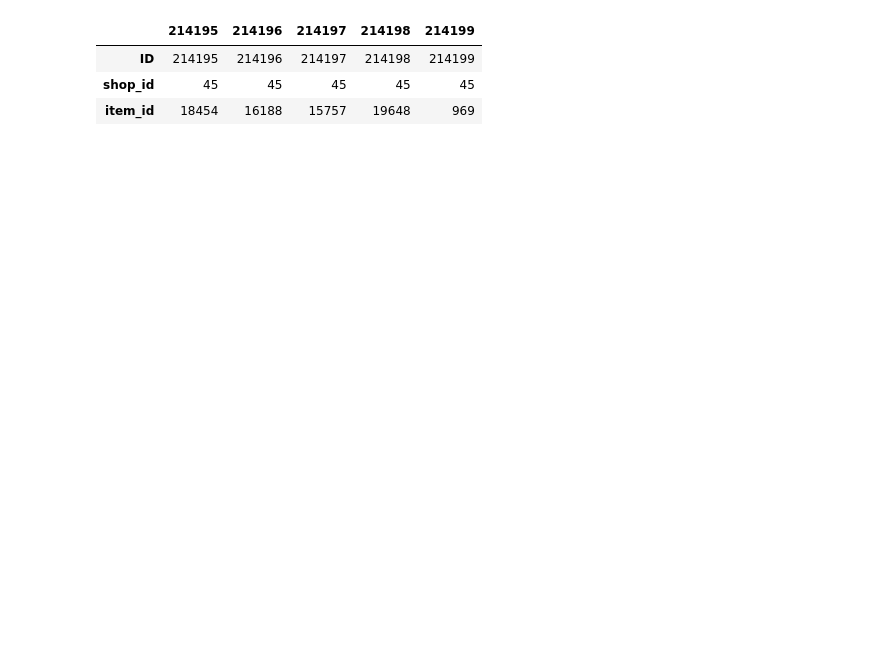
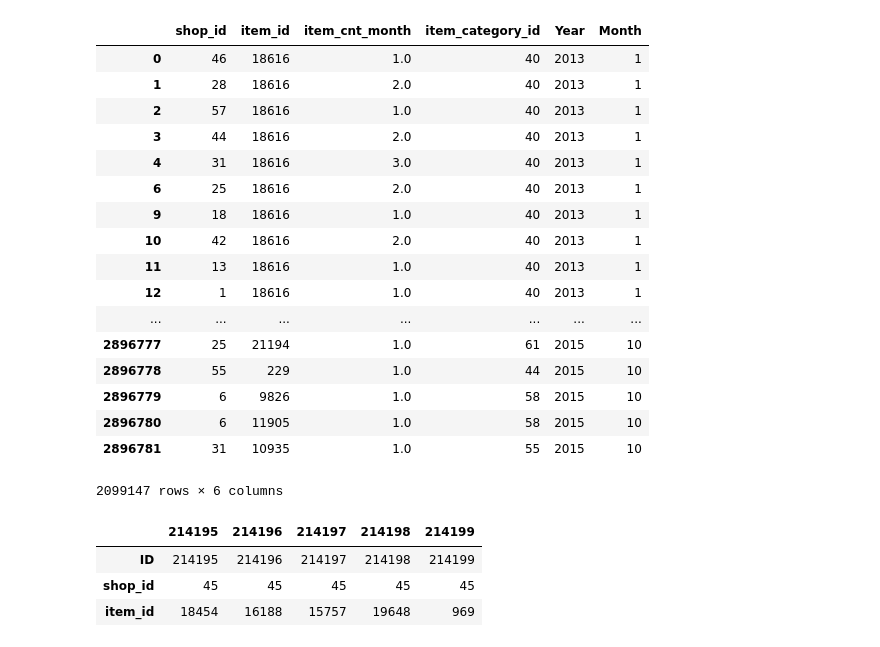
Before and after one commit to alexlinuxxy/kaggle, a Jupyter notebook: sales/sales.ipynb, the cells around one changed output. Cells and saved outputs as stored; diff of their text form; code cells hidden in the pictures; blank space fills up the shorter version.

```diff
--- a/sales/sales.ipynb
+++ b/sales/sales.ipynb
@@ -40,0 +242,2 @@ df_submission = pd.read_csv(f'{PATH}/sample_submission.csv')
+# %%
+train = df_raw[['shop_id', 'item_id', 'item_cnt_month', 'item_category_id', 'Year', 'Month']]
@@ -40,0 +251,21 @@ df_submission = pd.read_csv(f'{PATH}/sample_submission.csv')
+# %%
+train
+# %% [output]
+|  | shop_id | item_id | item_cnt_month | item_category_id | Year | Month |
+| 0 | 46 | 18616 | 1.0 | 40 | 2013 | 1 |
+| 1 | 28 | 18616 | 2.0 | 40 | 2013 | 1 |
+| 2 | 57 | 18616 | 1.0 | 40 | 2013 | 1 |
+| 3 | 44 | 18616 | 2.0 | 40 | 2013 | 1 |
+| 4 | 31 | 18616 | 3.0 | 40 | 2013 | 1 |
+| 6 | 25 | 18616 | 2.0 | 40 | 2013 | 1 |
+| 9 | 18 | 18616 | 1.0 | 40 | 2013 | 1 |
+| 10 | 42 | 18616 | 2.0 | 40 | 2013 | 1 |
+| 11 | 13 | 18616 | 1.0 | 40 | 2013 | 1 |
+| 12 | 1 | 18616 | 1.0 | 40 | 2013 | 1 |
+| ... | ... | ... | ... | ... | ... | ... |
+| 2896777 | 25 | 21194 | 1.0 | 61 | 2015 | 10 |
+| 2896778 | 55 | 229 | 1.0 | 44 | 2015 | 10 |
+| 2896779 | 6 | 9826 | 1.0 | 58 | 2015 | 10 |
+| 2896780 | 6 | 11905 | 1.0 | 58 | 2015 | 10 |
+| 2896781 | 31 | 10935 | 1.0 | 55 | 2015 | 10 |
+2099147 rows × 6 columns
```
Also changed, not shown: parts of 83 cells of this notebook.
